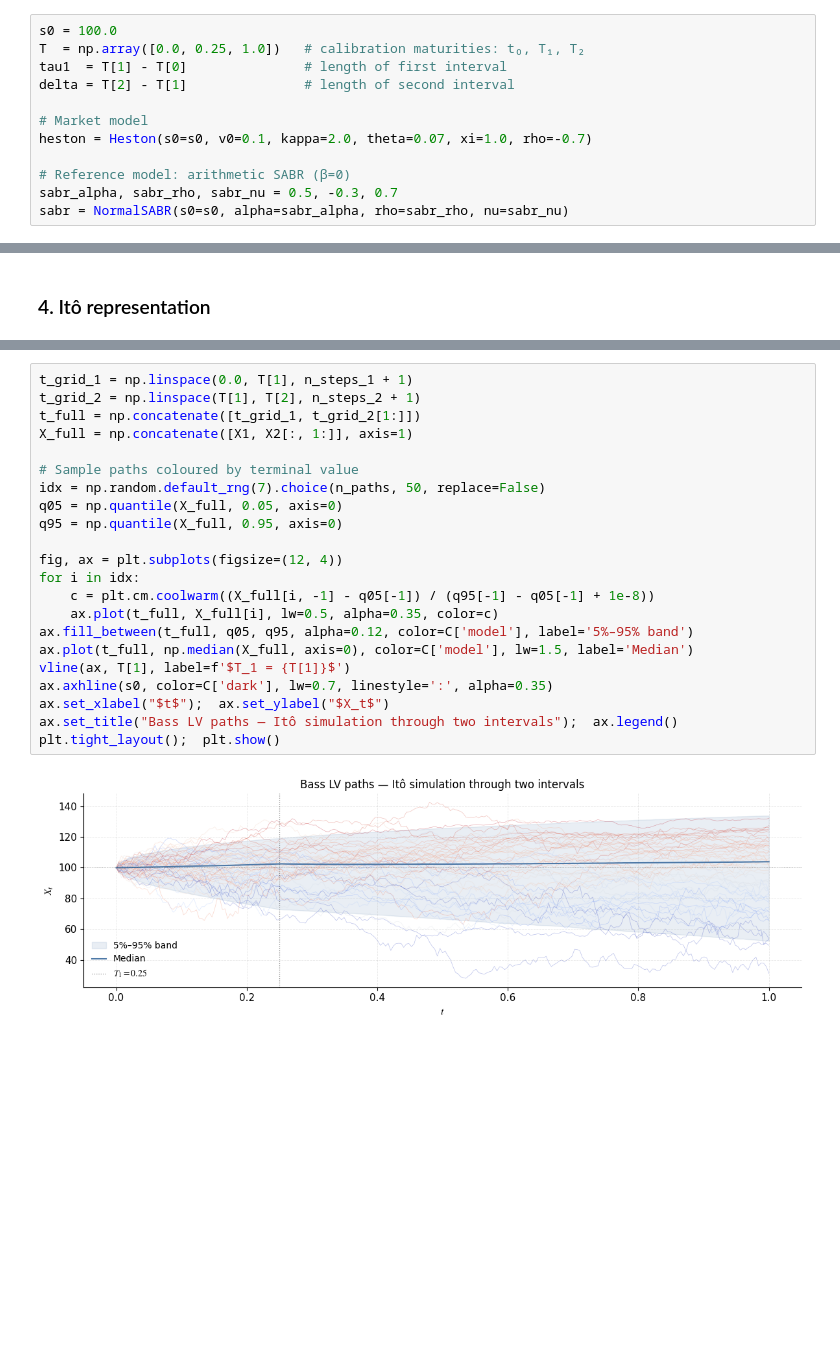
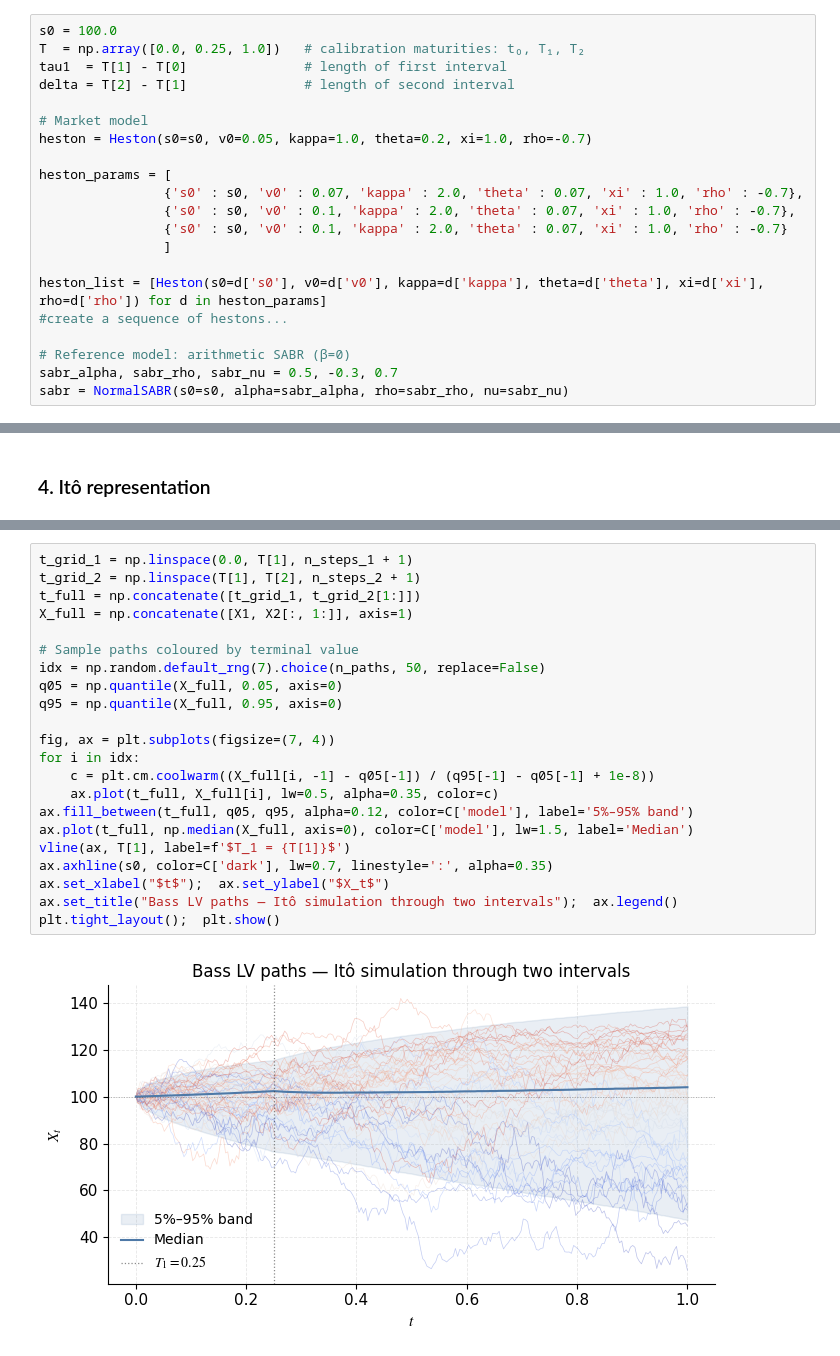
Before and after one commit to alexanderpolyakov-p/Bass_LSV, a Jupyter notebook: scientific/bass_calibration.ipynb, the cells around one changed output, grey strips where cells are left out. Saved outputs shown, nothing was run; the diff lists cells and outputs as text; blank space fills up the shorter version.

Commit message:
graphs

```diff
--- a/scientific/bass_calibration.ipynb
+++ b/scientific/bass_calibration.ipynb
@@ -174,7 +174,16 @@ tau1  = T[1] - T[0]               # length of first interval
 delta = T[2] - T[1]               # length of second interval
 
 # Market model
-heston = Heston(s0=s0, v0=0.1, kappa=2.0, theta=0.07, xi=1.0, rho=-0.7)
+heston = Heston(s0=s0, v0=0.05, kappa=1.0, theta=0.2, xi=1.0, rho=-0.7)
+
+heston_params = [
+                {'s0' : s0, 'v0' : 0.07, 'kappa' : 2.0, 'theta' : 0.07, 'xi' : 1.0, 'rho' : -0.7},
+                {'s0' : s0, 'v0' : 0.1, 'kappa' : 2.0, 'theta' : 0.07, 'xi' : 1.0, 'rho' : -0.7},
+                {'s0' : s0, 'v0' : 0.1, 'kappa' : 2.0, 'theta' : 0.07, 'xi' : 1.0, 'rho' : -0.7}
+                ]
+
+heston_list = [Heston(s0=d['s0'], v0=d['v0'], kappa=d['kappa'], theta=d['theta'], xi=d['xi'], rho=d['rho']) for d in heston_params]
+#create a sequence of hestons...
 
 # Reference model: arithmetic SABR (β=0)
 sabr_alpha, sabr_rho, sabr_nu = 0.5, -0.3, 0.7
@@ -368,27 +405,27 @@ print(f"  X_T2: mean = {X2[:,-1].mean():.2f},  std = {X2[:,-1].std():.2f}")
 # %%
 t_grid_1 = np.linspace(0.0, T[1], n_steps_1 + 1)
 t_grid_2 = np.linspace(T[1], T[2], n_steps_2 + 1)
 t_full = np.concatenate([t_grid_1, t_grid_2[1:]])
 X_full = np.concatenate([X1, X2[:, 1:]], axis=1)
 
 # Sample paths coloured by terminal value
 idx = np.random.default_rng(7).choice(n_paths, 50, replace=False)
 q05 = np.quantile(X_full, 0.05, axis=0)
 q95 = np.quantile(X_full, 0.95, axis=0)
 
-fig, ax = plt.subplots(figsize=(12, 4))
+fig, ax = plt.subplots(figsize=(7, 4))
 for i in idx:
     c = plt.cm.coolwarm((X_full[i, -1] - q05[-1]) / (q95[-1] - q05[-1] + 1e-8))
     ax.plot(t_full, X_full[i], lw=0.5, alpha=0.35, color=c)
 ax.fill_between(t_full, q05, q95, alpha=0.12, color=C['model'], label='5%–95% band')
 ax.plot(t_full, np.median(X_full, axis=0), color=C['model'], lw=1.5, label='Median')
 vline(ax, T[1], label=f'$T_1 = {T[1]}$')
 ax.axhline(s0, color=C['dark'], lw=0.7, linestyle=':', alpha=0.35)
 ax.set_xlabel("$t$");  ax.set_ylabel("$X_t$")
 ax.set_title("Bass LV paths — Itô simulation through two intervals");  ax.legend()
 plt.tight_layout();  plt.show()
 # %% [output]
-[figure, old version]
+[figure, new version]
 # %%
 # ATM implied vol term structure (K = s0, X_t is a martingale)
 call_prices = np.maximum(X_full - s0, 0).mean(axis=0)
```
Also changed, not shown: parts of 10 cells of this notebook, 7 other files.
